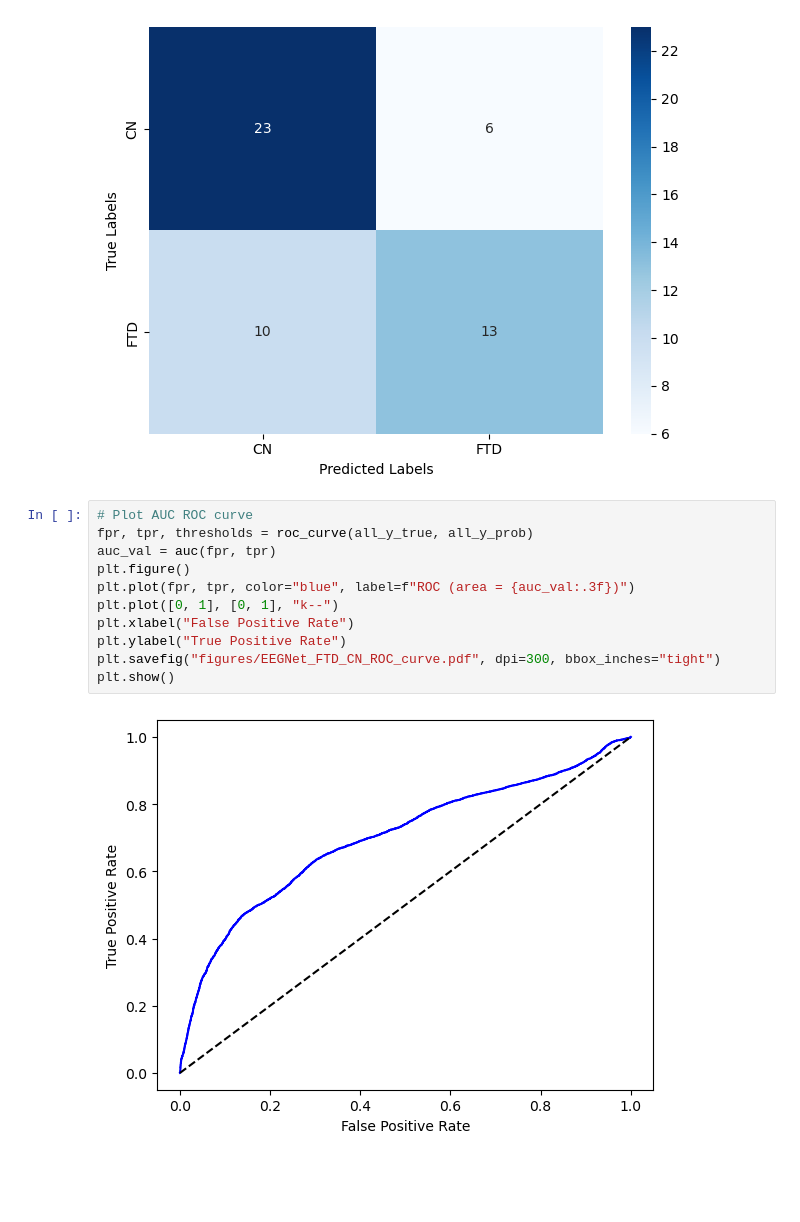
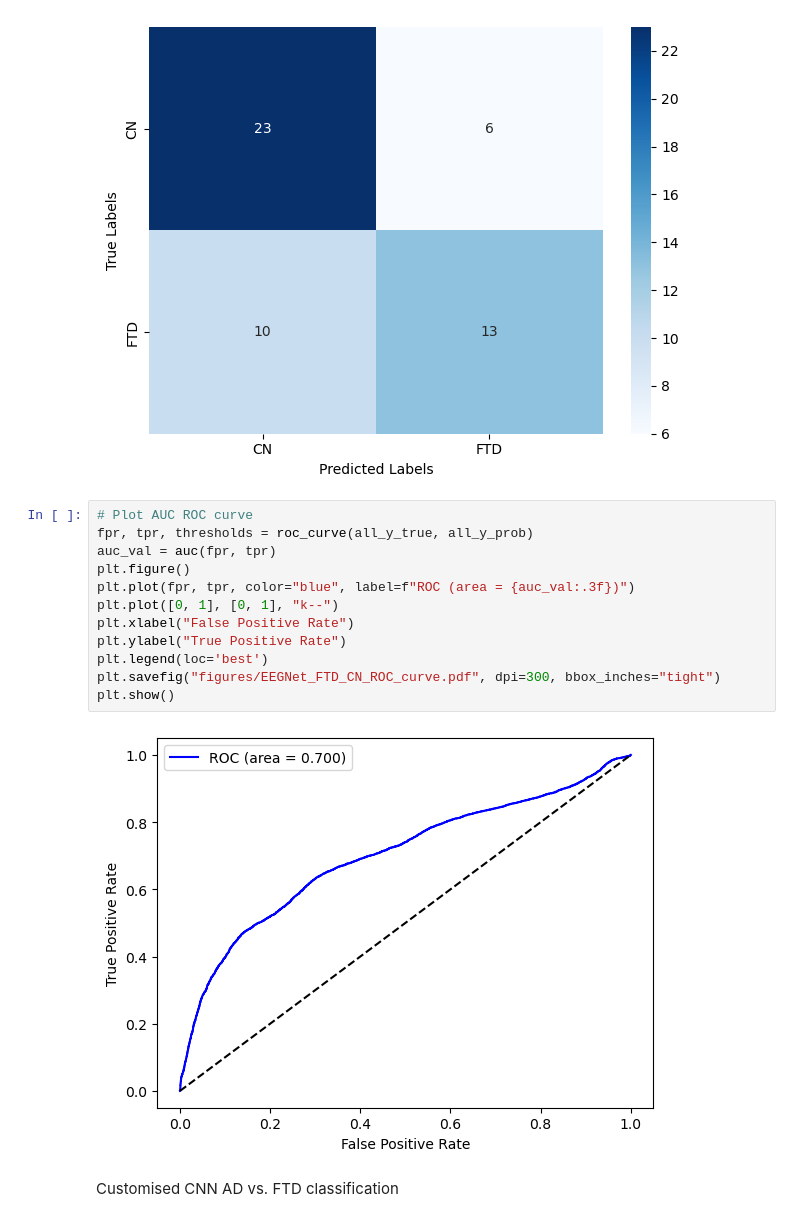
Before and after one commit to SiuhiuY/alzheimers-disease-detection, a Jupyter notebook: notebooks/results.ipynb, the cells around one changed output. Drawn from its saved outputs; the diff is of its cells as text; blank space fills up the shorter version.

```diff
--- a/notebooks/results.ipynb
+++ b/notebooks/results.ipynb
@@ -451,13 +471,16 @@ plt.show()
 # %%
 # Plot AUC ROC curve
 fpr, tpr, thresholds = roc_curve(all_y_true, all_y_prob)
 auc_val = auc(fpr, tpr)
 plt.figure()
 plt.plot(fpr, tpr, color="blue", label=f"ROC (area = {auc_val:.3f})")
 plt.plot([0, 1], [0, 1], "k--")
 plt.xlabel("False Positive Rate")
 plt.ylabel("True Positive Rate")
+plt.legend(loc='best')
 plt.savefig("figures/EEGNet_FTD_CN_ROC_curve.pdf", dpi=300, bbox_inches="tight")
 plt.show()
 # %% [output]
-[figure, old version]
+[figure, new version]
+# %% [markdown]
+Customised CNN AD vs. FTD classification
```
Also changed, not shown: parts of 35 cells of this notebook.
